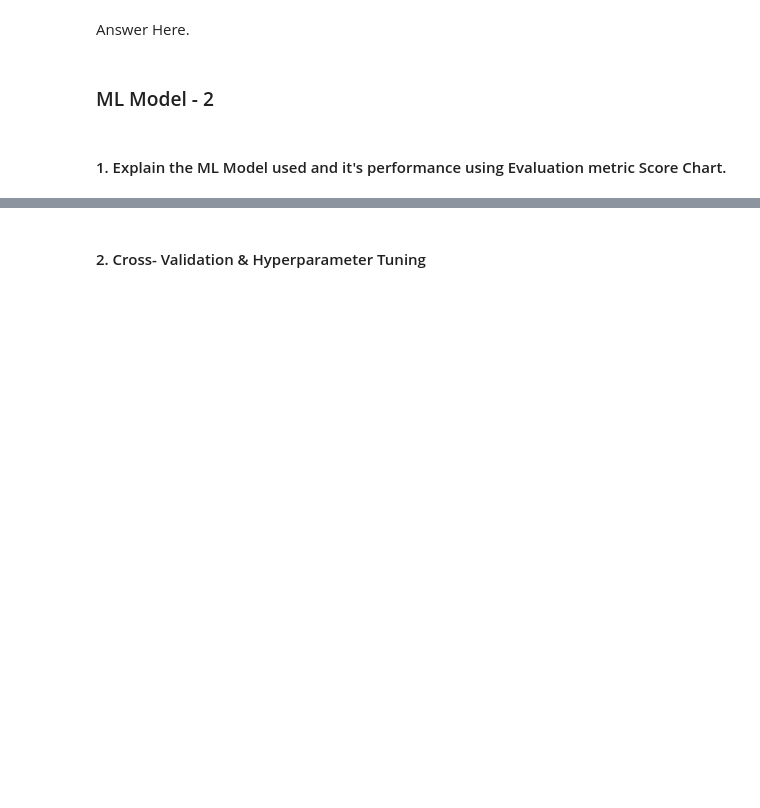
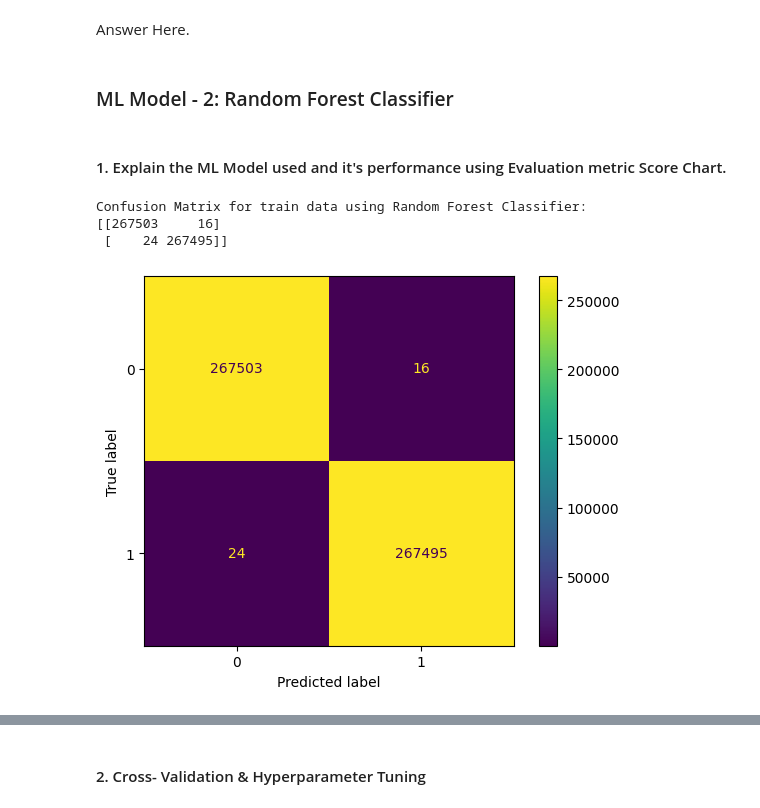
Before and after one commit to priyaregit/Classification-ML_Insurance-Cross-Sell-Prediction, a Jupyter notebook: Health_Insurance_Cross_Sell_Prediction_Classification.ipynb, the cells around one changed output, grey strips where cells are left out. Cells and saved outputs as stored; diff of their text form; code cells hidden in the pictures; blank space fills up the shorter version.

```diff
--- a/Health_Insurance_Cross_Sell_Prediction_Classification.ipynb
+++ b/Health_Insurance_Cross_Sell_Prediction_Classification.ipynb
@@ -1270,6 +1386,16 @@ Answer Here.
 # %% [markdown]
 Answer Here.
 # %% [markdown]
-### ML Model - 2
+### ML Model - 2: Random Forest Classifier
+# %%
+# Create an instance of the RandomForestClassifier
+rf_model = RandomForestClassifier()
+
+# Fit the Algorithm
+rf_model.fit(X_train,y_train)
+
+# Making predictions on train and test data
+train_class_preds = rf_model.predict(X_train)
+test_class_preds = rf_model.predict(X_test)
 # %% [markdown]
 #### 1. Explain the ML Model used and it's performance using Evaluation metric Score Chart.
@@ -1277,0 +1402,16 @@ Answer Here.
+# %%
+# Visualizing evaluation Metric Score chart
+
+# Get the confusion matrix for train
+cm_rf = confusion_matrix(y_train, train_class_preds)
+print("Confusion Matrix for train data using Random Forest Classifier:")
+print(cm_rf,"\n")
+
+disp = ConfusionMatrixDisplay(cm_rf)
+disp.plot()
+plt.show()
+# %% [output]
+Confusion Matrix for train data using Random Forest Classifier:
+[[267503     16]
+ [    24 267495]]
+[figure, added]
```
Also changed, not shown: parts of 42 cells of this notebook.
